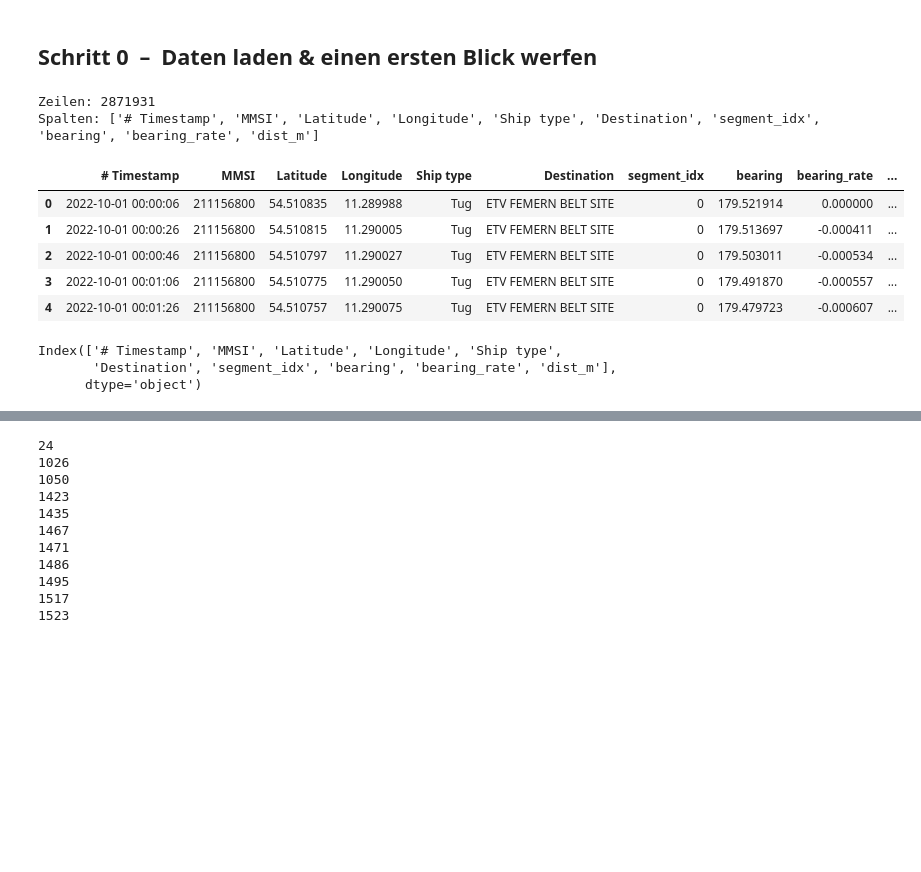
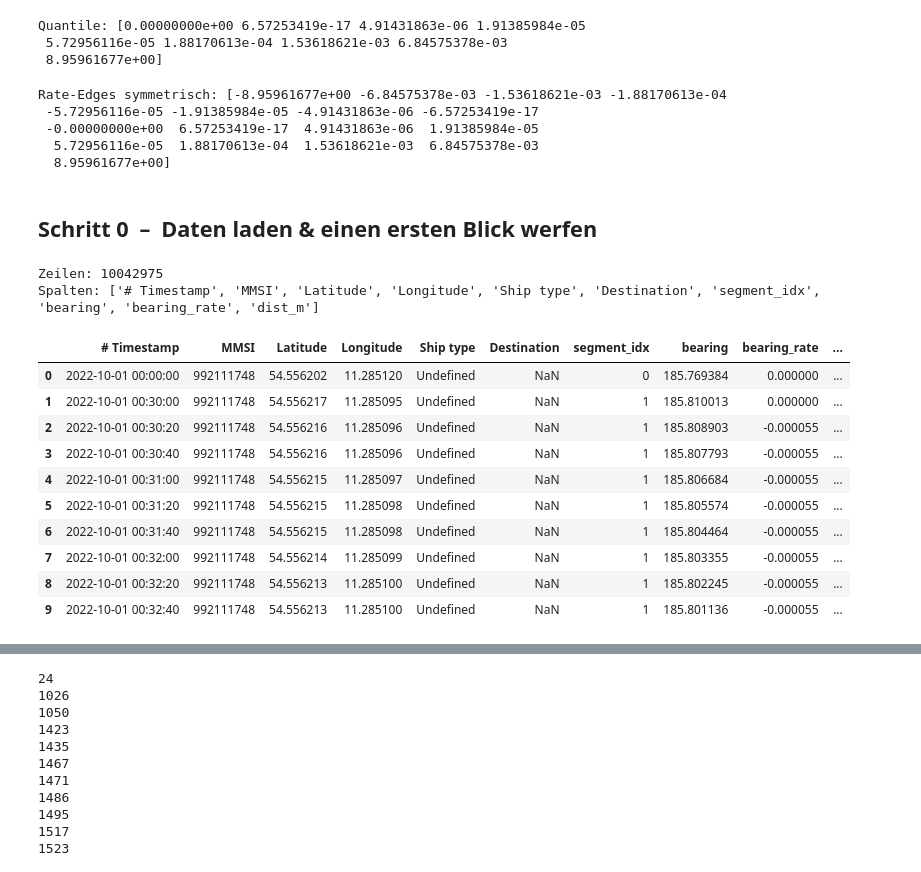
Before and after one commit to AI-lly/plotseamap, a Jupyter notebook: src/bearing/test.ipynb, the cells around one changed output, grey strips where cells are left out. Saved outputs shown, nothing was run; the diff lists cells and outputs as text; code cells hidden in the pictures; blank space fills up the shorter version.

```diff
--- a/src/bearing/test.ipynb
+++ b/src/bearing/test.ipynb
@@ -3,0 +20,20 @@ import numpy as np
+# %%
+import numpy as np
+
+quantile_edges = np.quantile(rates, np.linspace(0,1,9))
+print("Quantile:", quantile_edges)
+# %% [output]
+Quantile: [0.00000000e+00 6.57253419e-17 4.91431863e-06 1.91385984e-05
+ 5.72956116e-05 1.88170613e-04 1.53618621e-03 6.84575378e-03
+ 8.95961677e+00]
+# %%
+pos = quantile_edges
+neg = -pos[::-1]
+rate_edges = np.unique(np.concatenate([neg, pos]))  # symmetrisch inkl. 0
+print("Rate-Edges symmetrisch:", rate_edges)
+# %% [output]
+Rate-Edges symmetrisch: [-8.95961677e+00 -6.84575378e-03 -1.53618621e-03 -1.88170613e-04
+ -5.72956116e-05 -1.91385984e-05 -4.91431863e-06 -6.57253419e-17
+ -0.00000000e+00  6.57253419e-17  4.91431863e-06  1.91385984e-05
+  5.72956116e-05  1.88170613e-04  1.53618621e-03  6.84575378e-03
+  8.95961677e+00]
@@ -6,26 +53,25 @@ import numpy as np
 # %%
 # 0.1  Pfad zu deiner Datei anpassen, falls nötig
 csv_path = "/Users/ilyaskaracabey/Desktop/Enviroments/AIS/src/bearing/processed_data/05_distance.csv"
 
 # 0.2  Einlesen
 df = pd.read_csv(csv_path)
 
 # 0.3  Grundinfos anzeigen
 print("Zeilen:", len(df))
 print("Spalten:", df.columns.tolist())
-df.head()
+df.head(10)
 # %% [output]
-Zeilen: 2871931
+Zeilen: 10042975
 Spalten: ['# Timestamp', 'MMSI', 'Latitude', 'Longitude', 'Ship type', 'Destination', 'segment_idx', 'bearing', 'bearing_rate', 'dist_m']
 |  | # Timestamp | MMSI | Latitude | Longitude | Ship type | Destination | segment_idx | bearing | bearing_rate | ... |
-| 0 | 2022-10-01 00:00:06 | 211156800 | 54.510835 | 11.289988 | Tug | ETV FEMERN BELT SITE | 0 | 179.521914 | 0.000000 | ... |
-| 1 | 2022-10-01 00:00:26 | 211156800 | 54.510815 | 11.290005 | Tug | ETV FEMERN BELT SITE | 0 | 179.513697 | -0.000411 | ... |
-| 2 | 2022-10-01 00:00:46 | 211156800 | 54.510797 | 11.290027 | Tug | ETV FEMERN BELT SITE | 0 | 179.503011 | -0.000534 | ... |
-| 3 | 2022-10-01 00:01:06 | 211156800 | 54.510775 | 11.290050 | Tug | ETV FEMERN BELT SITE | 0 | 179.491870 | -0.000557 | ... |
-| 4 | 2022-10-01 00:01:26 | 211156800 | 54.510757 | 11.290075 | Tug | ETV FEMERN BELT SITE | 0 | 179.479723 | -0.000607 | ... |
+| 0 | 2022-10-01 00:00:00 | 992111748 | 54.556202 | 11.285120 | Undefined | NaN | 0 | 185.769384 | 0.000000 | ... |
+| 1 | 2022-10-01 00:30:00 | 992111748 | 54.556217 | 11.285095 | Undefined | NaN | 1 | 185.810013 | 0.000000 | ... |
+| 2 | 2022-10-01 00:30:20 | 992111748 | 54.556216 | 11.285096 | Undefined | NaN | 1 | 185.808903 | -0.000055 | ... |
+| 3 | 2022-10-01 00:30:40 | 992111748 | 54.556216 | 11.285096 | Undefined | NaN | 1 | 185.807793 | -0.000055 | ... |
+| 4 | 2022-10-01 00:31:00 | 992111748 | 54.556215 | 11.285097 | Undefined | NaN | 1 | 185.806684 | -0.000055 | ... |
+| 5 | 2022-10-01 00:31:20 | 992111748 | 54.556215 | 11.285098 | Undefined | NaN | 1 | 185.805574 | -0.000055 | ... |
+| 6 | 2022-10-01 00:31:40 | 992111748 | 54.556215 | 11.285098 | Undefined | NaN | 1 | 185.804464 | -0.000055 | ... |
+| 7 | 2022-10-01 00:32:00 | 992111748 | 54.556214 | 11.285099 | Undefined | NaN | 1 | 185.803355 | -0.000055 | ... |
+| 8 | 2022-10-01 00:32:20 | 992111748 | 54.556213 | 11.285100 | Undefined | NaN | 1 | 185.802245 | -0.000055 | ... |
+| 9 | 2022-10-01 00:32:40 | 992111748 | 54.556213 | 11.285100 | Undefined | NaN | 1 | 185.801136 | -0.000055 | ... |
-# %%
-df.columns
-# %% [output]
-Index(['# Timestamp', 'MMSI', 'Latitude', 'Longitude', 'Ship type',
-       'Destination', 'segment_idx', 'bearing', 'bearing_rate', 'dist_m'],
-      dtype='object')
```
Also changed, not shown: parts of 5 cells of this notebook, 1 other file.
